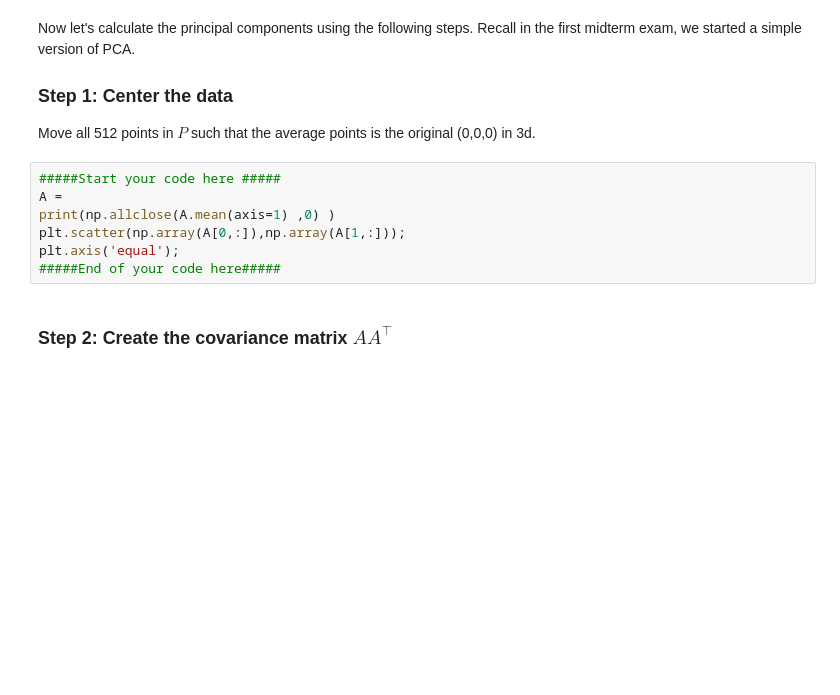
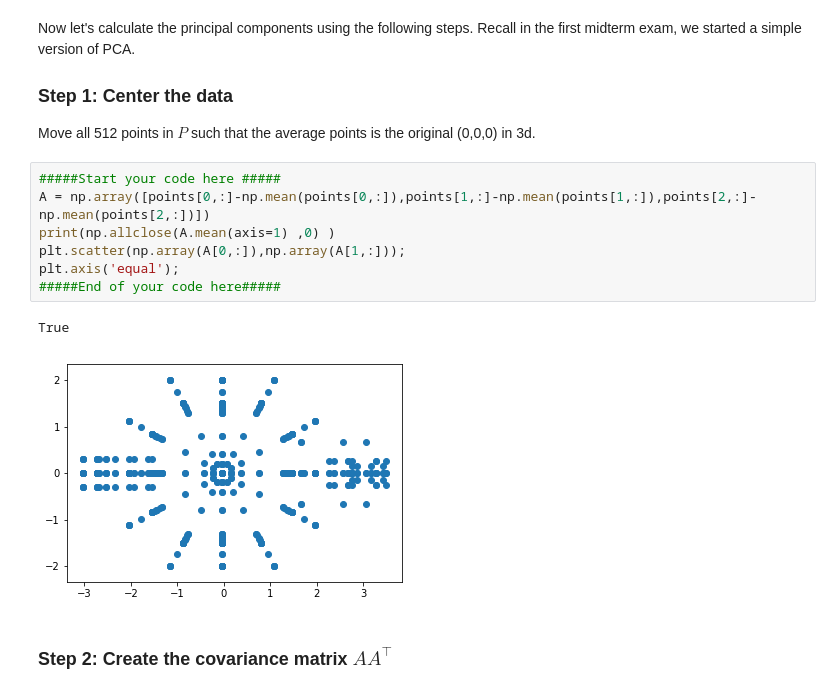
Before and after one commit to nicwigs/314, a Jupyter notebook: hw/HW5-PCA.ipynb, the cells around one changed output. Cells and saved outputs as stored; diff of their text form; blank space fills up the shorter version.

```diff
--- a/hw/HW5-PCA.ipynb
+++ b/hw/HW5-PCA.ipynb
@@ -127,11 +133,14 @@ Now let's calculate the principal components using the following steps. Recall i
 Move all 512 points in $P$ such that the average points is the original (0,0,0) in 3d.
 # %%
 #####Start your code here #####
-A =
+A = np.array([points[0,:]-np.mean(points[0,:]),points[1,:]-np.mean(points[1,:]),points[2,:]-np.mean(points[2,:])])
 print(np.allclose(A.mean(axis=1) ,0) )
 plt.scatter(np.array(A[0,:]),np.array(A[1,:]));
 plt.axis('equal');
 #####End of your code here#####
+# %% [output]
+True
+[figure, added]
 # %% [markdown]
 ### Step 2: Create the covariance matrix $AA^\top$
 # %% [markdown]
```
Also changed, not shown: parts of 52 cells of this notebook.
